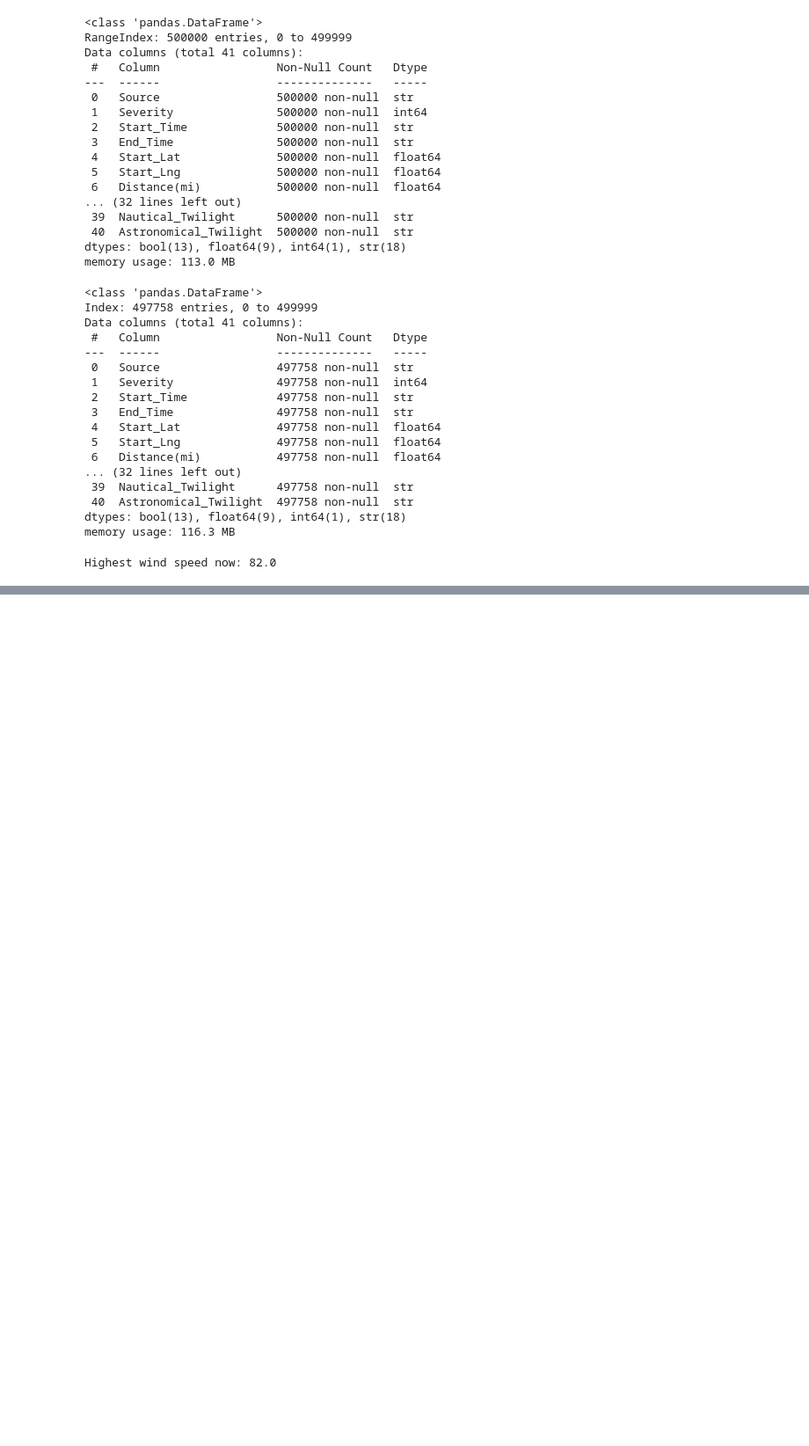
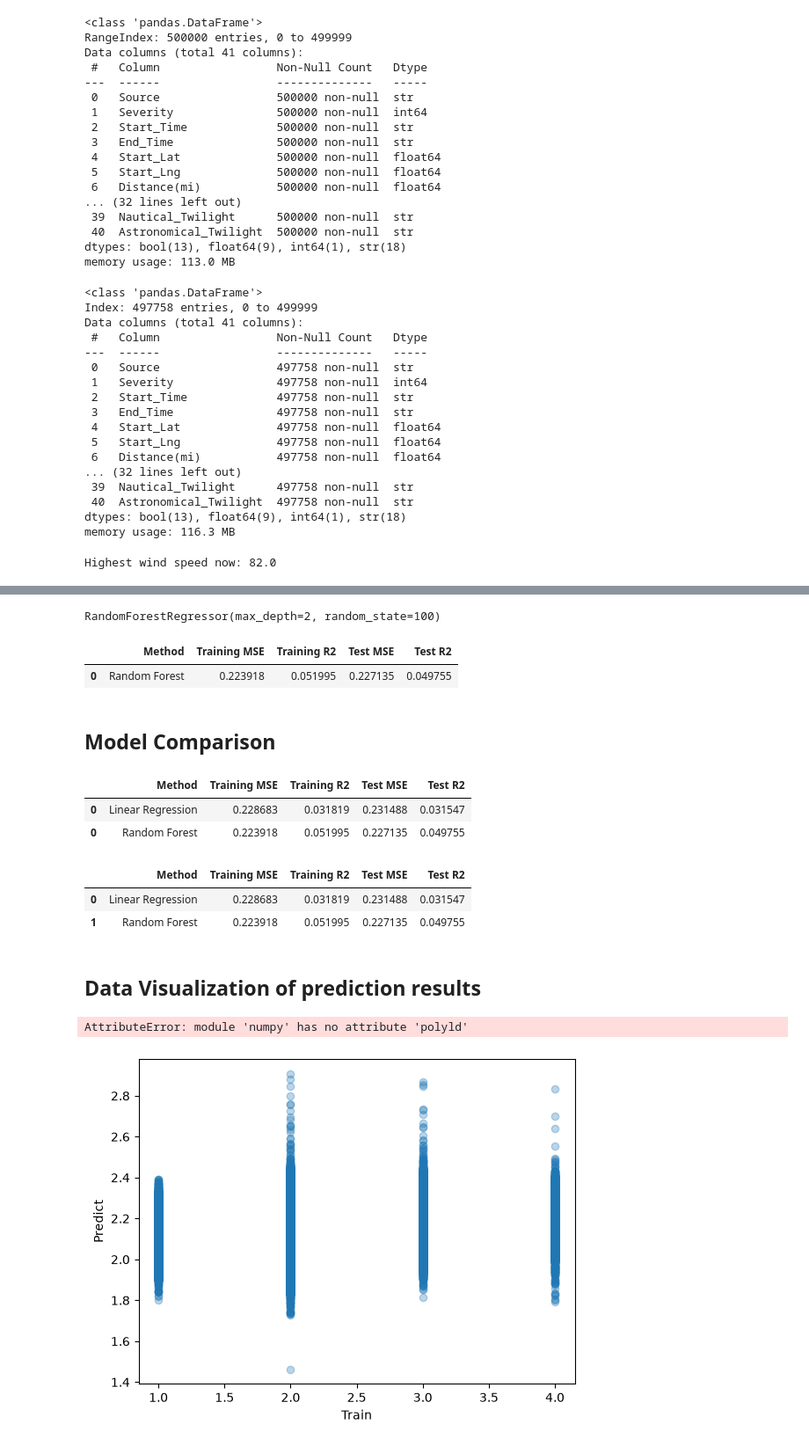
Before and after one commit to AnthonyP3N/Need4Speed-Datathon-2026, a Jupyter notebook: main.ipynb, the cells around one changed output, grey strips where cells are left out. Shown at 88% size. Cells and saved outputs as stored; diff of their text form; code cells hidden in the pictures; blank space fills up the shorter version.

Commit message:
Linear/Random Forest model, base on severity, poor choice

```diff
--- a/main.ipynb
+++ b/main.ipynb
@@ -183,0 +198,2 @@ pyplt.show()
+# %%
+X_train, X_test, y_train, y_test = train_test_split(x, y, test_size = 0.2,random_state=100)
@@ -183,0 +232,6 @@ pyplt.show()
+# %%
+from sklearn.linear_model import LinearRegression
+
+lr = LinearRegression()
+lr.fit
+lr.fit(X_train, y_train)
@@ -183,0 +240,3 @@ pyplt.show()
+# %%
+y_lr_train_pred = lr.predict(X_train)
+y_lr_test_pred = lr.predict(X_test)
@@ -183,0 +281,7 @@ pyplt.show()
+# %%
+from sklearn.ensemble import RandomForestRegressor
+
+rf = RandomForestRegressor(max_depth=2, random_state=100)
+rf.fit(X_train, y_train)
+# %% [output]
+RandomForestRegressor(max_depth=2, random_state=100)
@@ -183,0 +299,36 @@ pyplt.show()
+# %%
+rf_results = pd.DataFrame(['Random Forest', rf_train_mse, rf_train_r2, rf_test_mse, rf_test_r2]).transpose()
+rf_results.columns = ["Method", "Training MSE", "Training R2", "Test MSE", "Test R2"]
+rf_results
+# %% [output]
+|  | Method | Training MSE | Training R2 | Test MSE | Test R2 |
+| 0 | Random Forest | 0.223918 | 0.051995 | 0.227135 | 0.049755 |
+# %% [markdown]
+## **Model Comparison**
+# %%
+df_models = pd.concat([lr_results, rf_results], axis=0)
+df_models
+# %% [output]
+|  | Method | Training MSE | Training R2 | Test MSE | Test R2 |
+| 0 | Linear Regression | 0.228683 | 0.031819 | 0.231488 | 0.031547 |
+| 0 | Random Forest | 0.223918 | 0.051995 | 0.227135 | 0.049755 |
+# %%
+df_models.reset_index(drop=True)
+# %% [output]
+|  | Method | Training MSE | Training R2 | Test MSE | Test R2 |
+| 0 | Linear Regression | 0.228683 | 0.031819 | 0.231488 | 0.031547 |
+| 1 | Random Forest | 0.223918 | 0.051995 | 0.227135 | 0.049755 |
+# %% [markdown]
+## **Data Visualization of prediction results**
+# %%
+plt.scatter(x=y_train, y=y_lr_train_pred, alpha=0.3)
+plt.ylabel("Predict")
+plt.xlabel("Train")
+
+z = np.polyfit(y_train, y_lr_train_pred, 1)
+p = np.poly1d(z)
+
+plt.plot(y_train, p(y_train), "#D81A0D")
+# %% [output]
+AttributeError: module 'numpy' has no attribute 'polyld'
+[figure, added]
```
Also changed, not shown: parts of 19 cells of this notebook.
